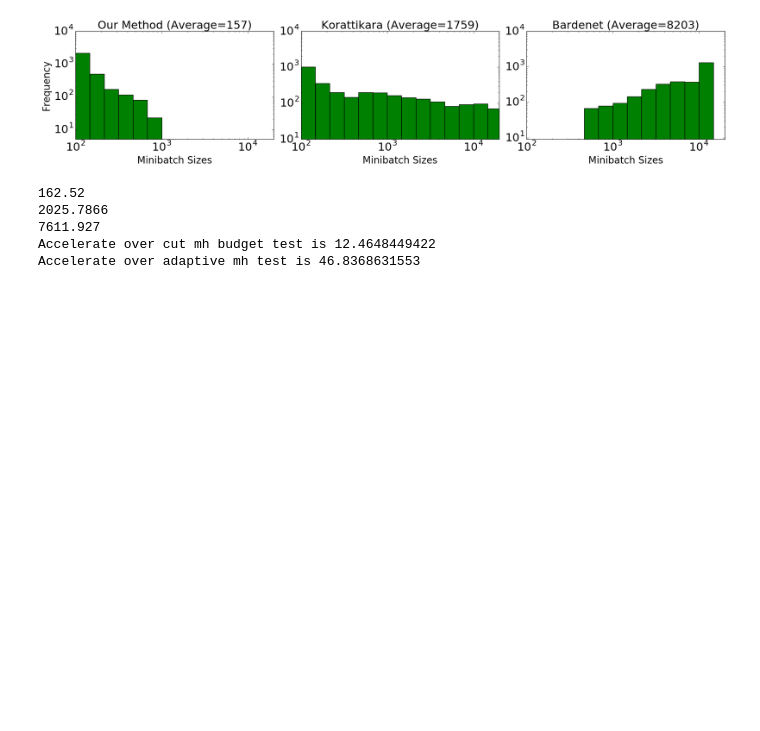
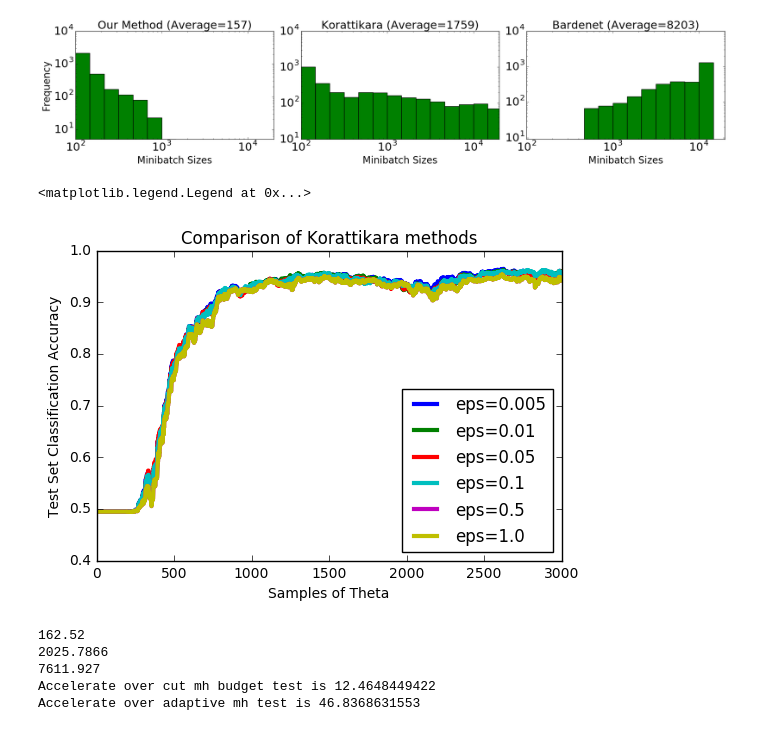
Before and after one commit to DanielTakeshi/New_MH_Test, a Jupyter notebook: code/plot_result_logisticRegression.ipynb, the cells around one changed output. Drawn from its saved outputs; the diff is of its cells as text; code cells hidden in the pictures; blank space fills up the shorter version.

```diff
--- a/code/plot_result_logisticRegression.ipynb
+++ b/code/plot_result_logisticRegression.ipynb
@@ -183,6 +183,40 @@ plt.tight_layout()
 # %% [output]
 [figure]
 [figure]
+# %%
+""" Let's analyze what happens when we vary the epsilon tolerance for Korattikara.
+"""
+
+df_kora_0005 = h5py.File('output/logistic_results_kora_20000_eps0005_.mat');
+df_kora_001 = h5py.File('output/logistic_results_kora_20000_eps001_.mat');
+df_kora_005 = h5py.File('output/logistic_results_kora_20000_eps005_.mat');
+df_kora_01 = h5py.File('output/logistic_results_kora_20000_eps01_.mat');
+df_kora_05 = h5py.File('output/logistic_results_kora_20000_eps05_.mat');
+df_kora_10 = h5py.File('output/logistic_results_kora_20000_eps10_.mat');
+N = 3000
+
+accuracy_kora_0005 = np.array(df_kora_0005['accuracy_kora']).reshape(N,1)
+accuracy_kora_001 = np.array(df_kora_001['accuracy_kora']).reshape(N,1)
+accuracy_kora_005 = np.array(df_kora_005['accuracy_kora']).reshape(N,1)
+accuracy_kora_01 = np.array(df_kora_01['accuracy_kora']).reshape(N,1)
+accuracy_kora_05 = np.array(df_kora_05['accuracy_kora']).reshape(N,1)
+accuracy_kora_10 = np.array(df_kora_10['accuracy_kora']).reshape(N,1)
+
+plt.figure()
+w = 3.0
+plt.title("Comparison of Korattikara methods")
+plt.xlabel("Samples of Theta")
+plt.ylabel("Test Set Classification Accuracy")
+plt.plot(accuracy_kora_0005, lw=w, label="eps=0.005")
+plt.plot(accuracy_kora_001, lw=w, label="eps=0.01")
+plt.plot(accuracy_kora_005, lw=w, label="eps=0.05")
+plt.plot(accuracy_kora_01, lw=w, label="eps=0.1")
+plt.plot(accuracy_kora_05, lw=w, label="eps=0.5")
+plt.plot(accuracy_kora_10, lw=w, label="eps=1.0")
+plt.legend(loc='lower right')
+# %% [output]
+<matplotlib.legend.Legend at 0x...>
+[figure, added]
 # %%
 """UPDATE: as of Ocdtober 8, 2016, the following cells are now outdated.
 """
```
Also changed, not shown: parts of 1 cell of this notebook, 3 other files.
